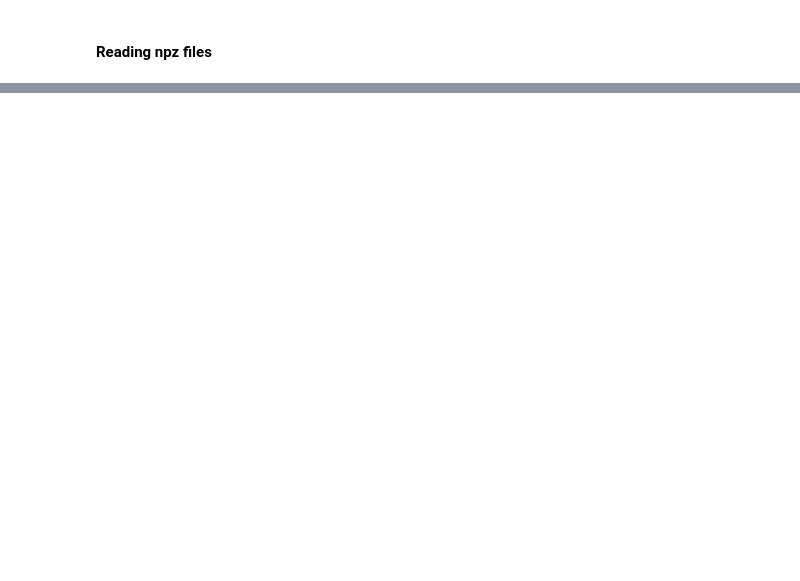
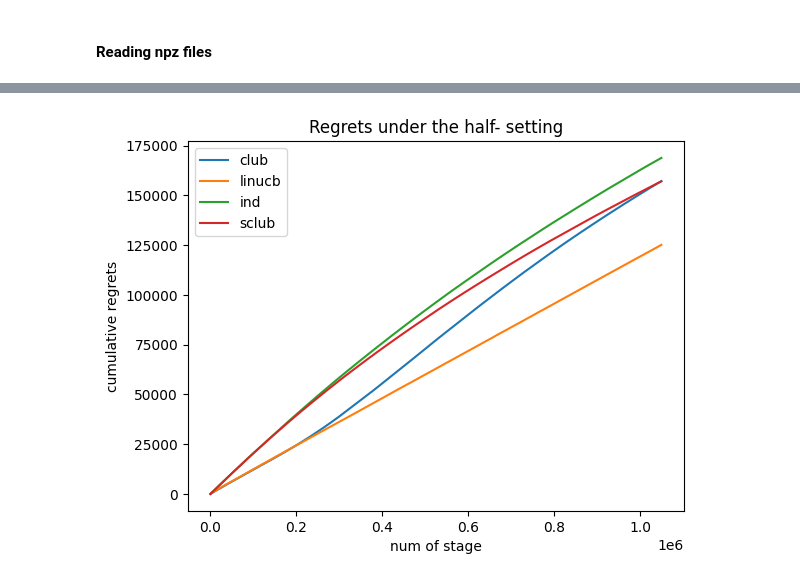
Before and after one commit to MjolnirT/OnlineClusteringOfBandits, a Jupyter notebook: main_ijcai19.ipynb, the cells around one changed output, grey strips where cells are left out. Drawn from its saved outputs; the diff is of its cells as text; code cells hidden in the pictures; blank space fills up the shorter version.

```diff
--- a/main_ijcai19.ipynb
+++ b/main_ijcai19.ipynb
@@ -138,0 +66,8 @@ plt.legend()
+# %%
+filename_list = ["club_half-.npz", "linucb_half-.npz", "ind_half-.npz", "sclub_half-.npz"]
+print_info = False
+plot_reward = False
+plot_regret = True
+draw_reward_regret(filename_list, print_info=print_info, plot_reward=plot_reward, plot_regret=plot_regret )
+# %% [output]
+[figure, added]
```
Also changed, not shown: parts of 16 cells of this notebook, 6 other files.
